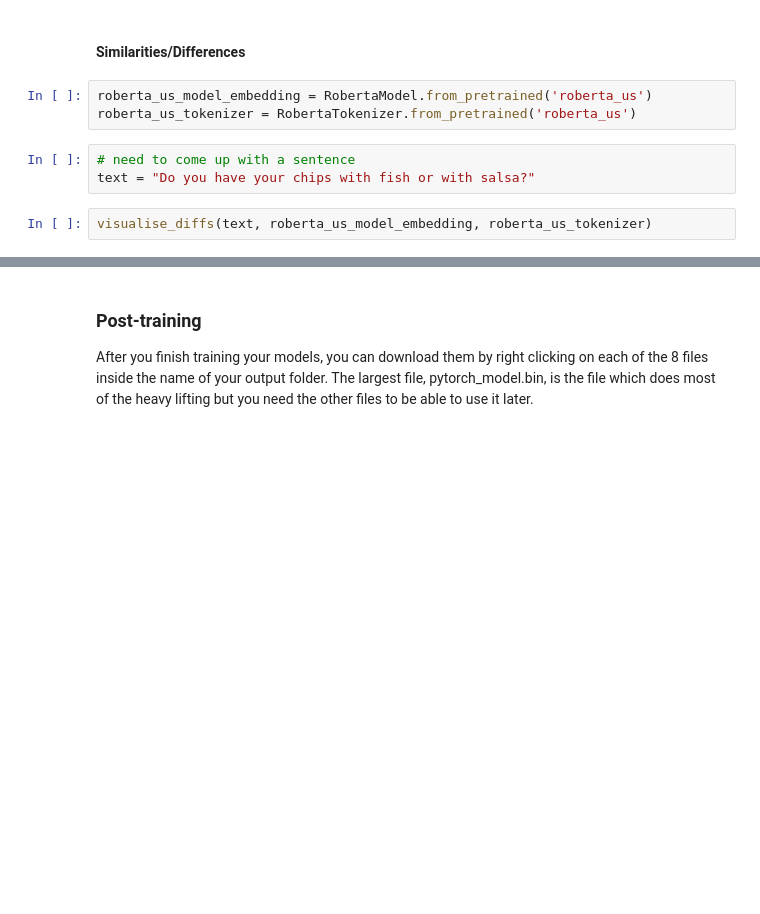
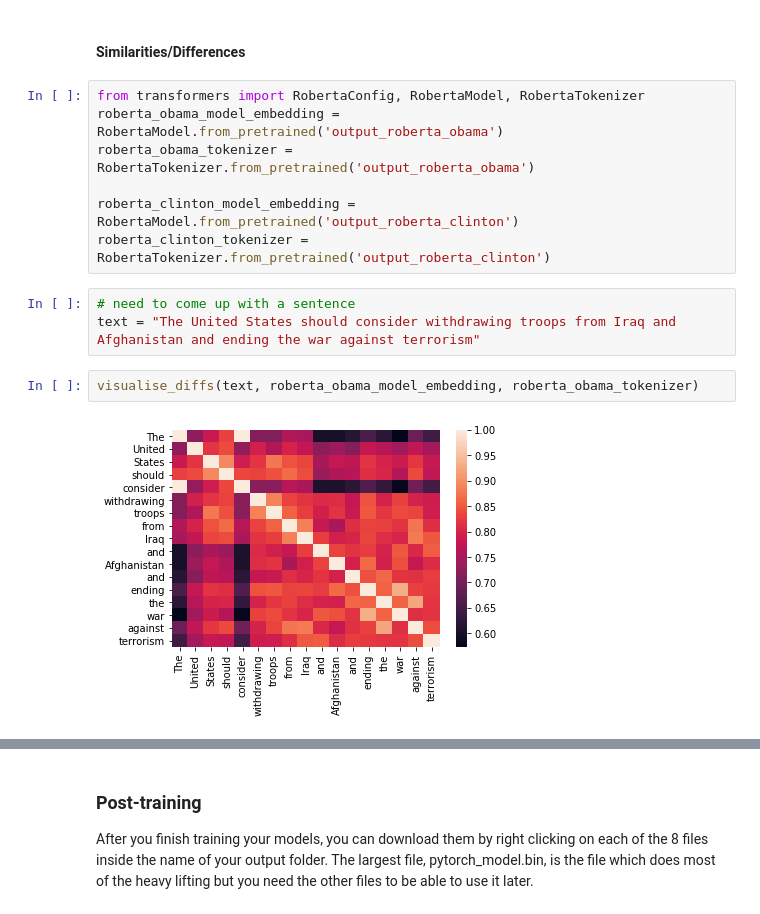
Before and after one commit to sanittawan/CAhomework, a Jupyter notebook: 8_Deep_Learning_and_text_training_models_Sanittawan.ipynb, the cells around one changed output, grey strips where cells are left out. Drawn from its saved outputs; the diff is of its cells as text; blank space fills up the shorter version.

```diff
--- a/8_Deep_Learning_and_text_training_models_Sanittawan.ipynb
+++ b/8_Deep_Learning_and_text_training_models_Sanittawan.ipynb
@@ -2099,11 +2079,17 @@ Senator Clinton releases final FY 2006 Economic Development Bill
 # %% [markdown]
 #### Similarities/Differences
-# %%
-roberta_us_model_embedding = RobertaModel.from_pretrained('roberta_us')
-roberta_us_tokenizer = RobertaTokenizer.from_pretrained('roberta_us')
-# %%
-# need to come up with a sentence
-text = "Do you have your chips with fish or with salsa?"
+# %%
+from transformers import RobertaConfig, RobertaModel, RobertaTokenizer
+roberta_obama_model_embedding = RobertaModel.from_pretrained('output_roberta_obama')
+roberta_obama_tokenizer = RobertaTokenizer.from_pretrained('output_roberta_obama')
+
+roberta_clinton_model_embedding = RobertaModel.from_pretrained('output_roberta_clinton')
+roberta_clinton_tokenizer = RobertaTokenizer.from_pretrained('output_roberta_clinton')
+# %%
+# need to come up with a sentence
+text = "The United States should consider withdrawing troops from Iraq and Afghanistan and ending the war against terrorism"
 # %%
-visualise_diffs(text, roberta_us_model_embedding, roberta_us_tokenizer)
+visualise_diffs(text, roberta_obama_model_embedding, roberta_obama_tokenizer)
+# %% [output]
+[figure, added]
 # %%
```
Also changed, not shown: parts of 6 cells of this notebook.
